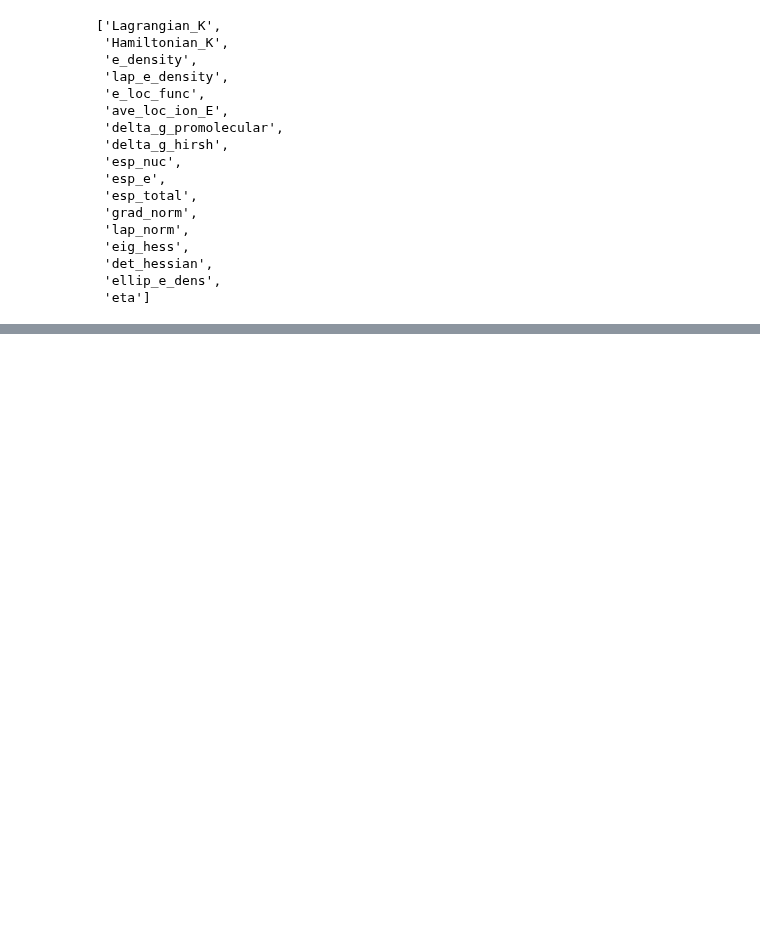
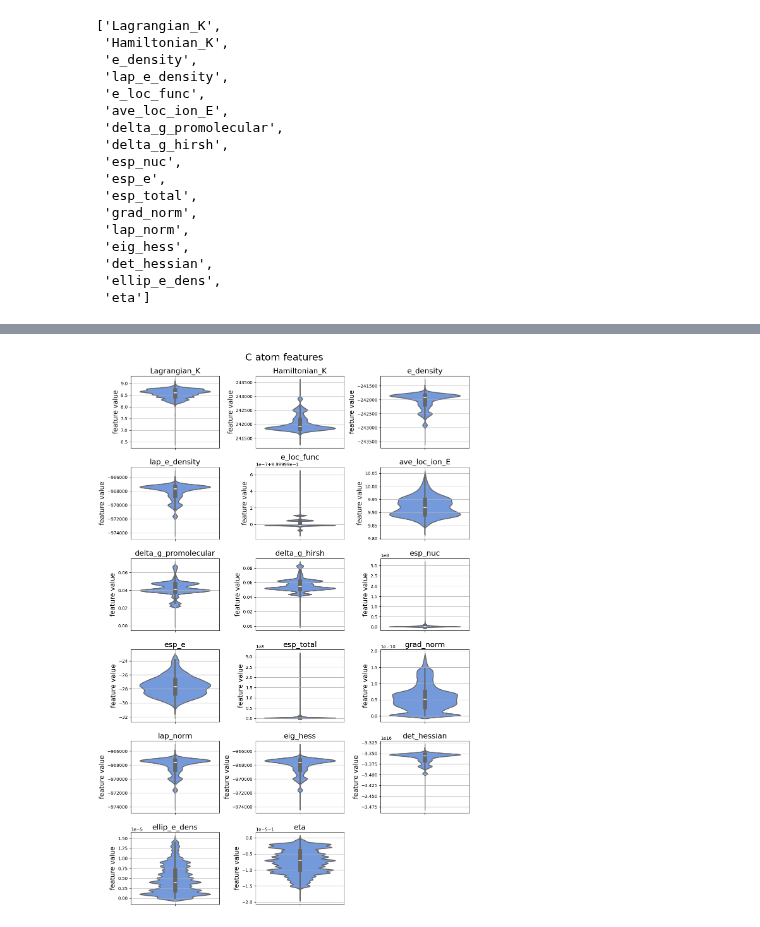
Before and after one commit to santi921/qtaim_embed, a Jupyter notebook: qtaim_embed/scripts/notebooks/dataset_viz.ipynb, the cells around one changed output, grey strips where cells are left out. Cells and saved outputs as stored; diff of their text form; code cells hidden in the pictures; blank space fills up the shorter version.

```diff
--- a/qtaim_embed/scripts/notebooks/dataset_viz.ipynb
+++ b/qtaim_embed/scripts/notebooks/dataset_viz.ipynb
@@ -358,0 +280,4 @@ print(dict_histograms["atom"]["Lagrangian_K"].max())
+# %%
+plot_violin_from_atom_dict(feat_dict_atoms, "C", plot_per_row=3, line_width=2)
+# %% [output]
+[figure, added]
```
Also changed, not shown: parts of 24 cells of this notebook, 5 other files.
